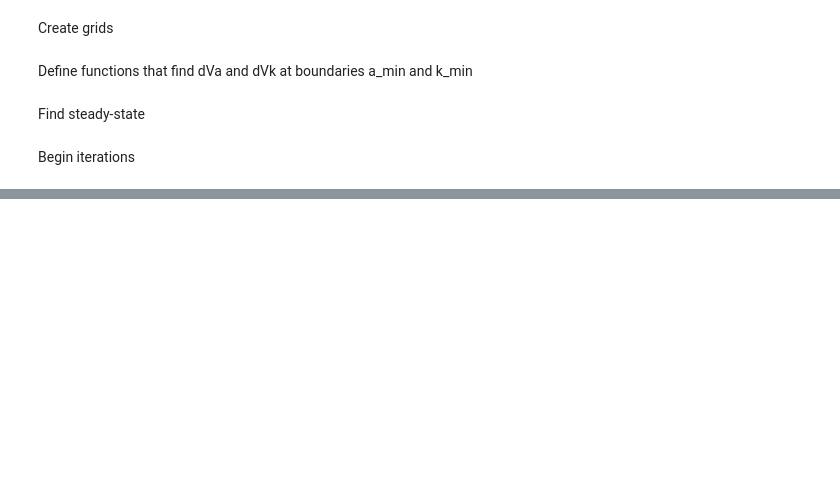
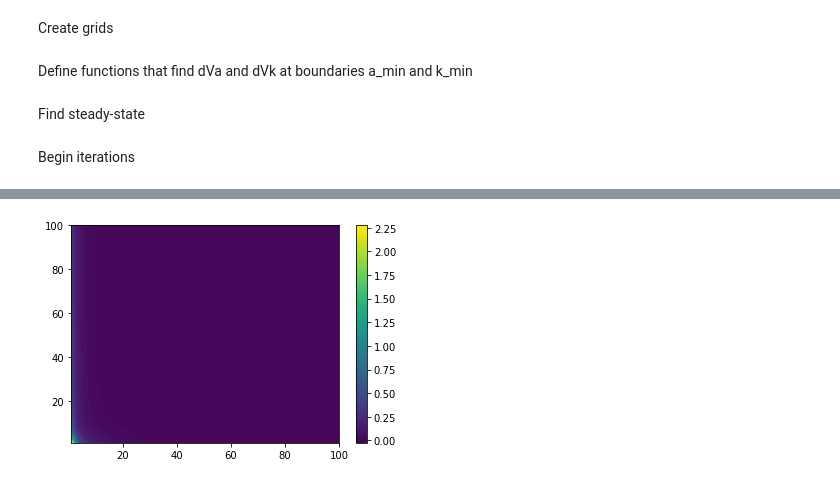
Before and after one commit to ChurnKenLee/blinder_weiss_1976, a Jupyter notebook: code/fd_hjb copy 2.ipynb, the cells around one changed output, grey strips where cells are left out. Cells and saved outputs as stored; diff of their text form; code cells hidden in the pictures; blank space fills up the shorter version.

```diff
--- a/code/fd_hjb copy 2.ipynb
+++ b/code/fd_hjb copy 2.ipynb
@@ -56,14 +56,14 @@ def g_prime_inverse(x):
 Create grids
 # %%
 # State grids
-na = 22 # number of asset grid points
-nk = 20 # number of human capital grid points
+na = 50 # number of asset grid points
+nk = 50 # number of human capital grid points
 
 amin = 1
-amax = 10
+amax = 100
 
 kmin = 1
-kmax = 10
+kmax = 100
 
 a_vect = amin + np.linspace(0, 1, na)*(amax - amin) # Vector of A
 da = (amax - amin)/(na - 1) # delta in A
@@ -823,0 +892,8 @@ array([ 0.165533  ,  0.08805402,  0.02375994, -0.03721047, -0.09620296,
+# %%
+fig, ax = plt.subplots()
+cs = ax.contourf(k_vect, a_vect, dVkF_t[:,:,nT-15], levels = 100)
+cbar = fig.colorbar(cs)
+
+plt.show()
+# %% [output]
+[figure, added]
```
Also changed, not shown: parts of 17 cells of this notebook.
